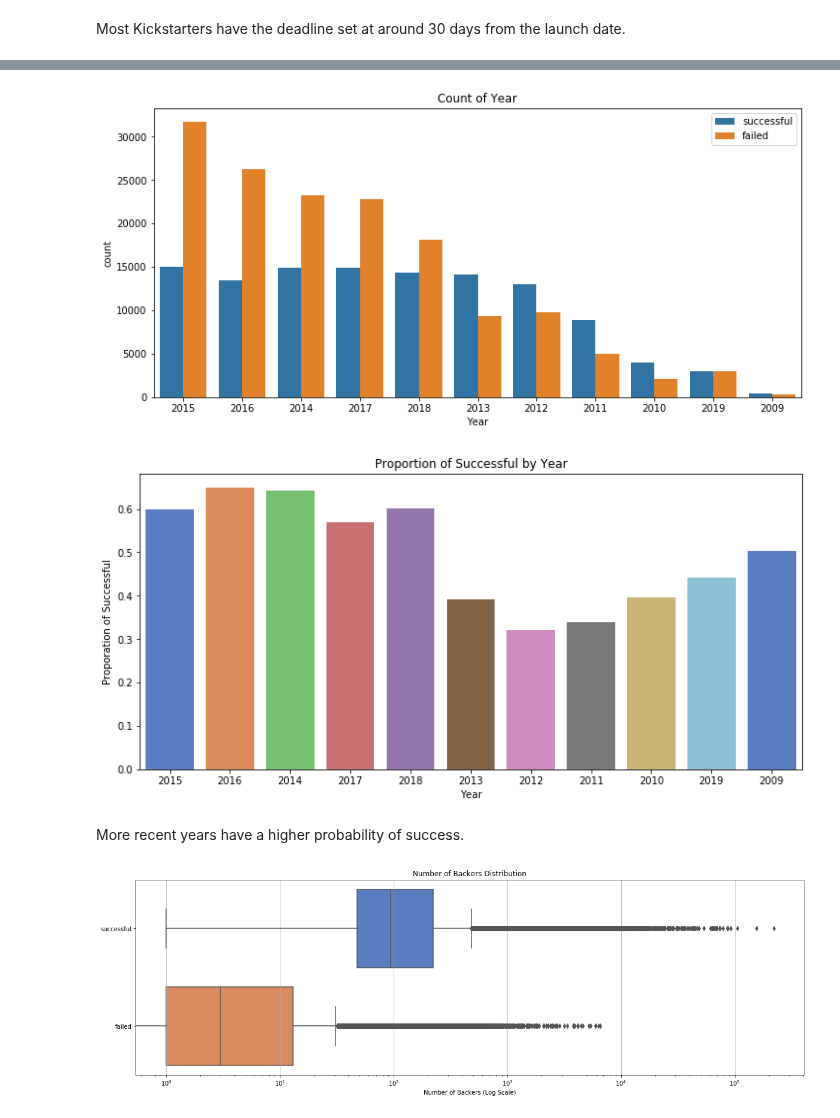
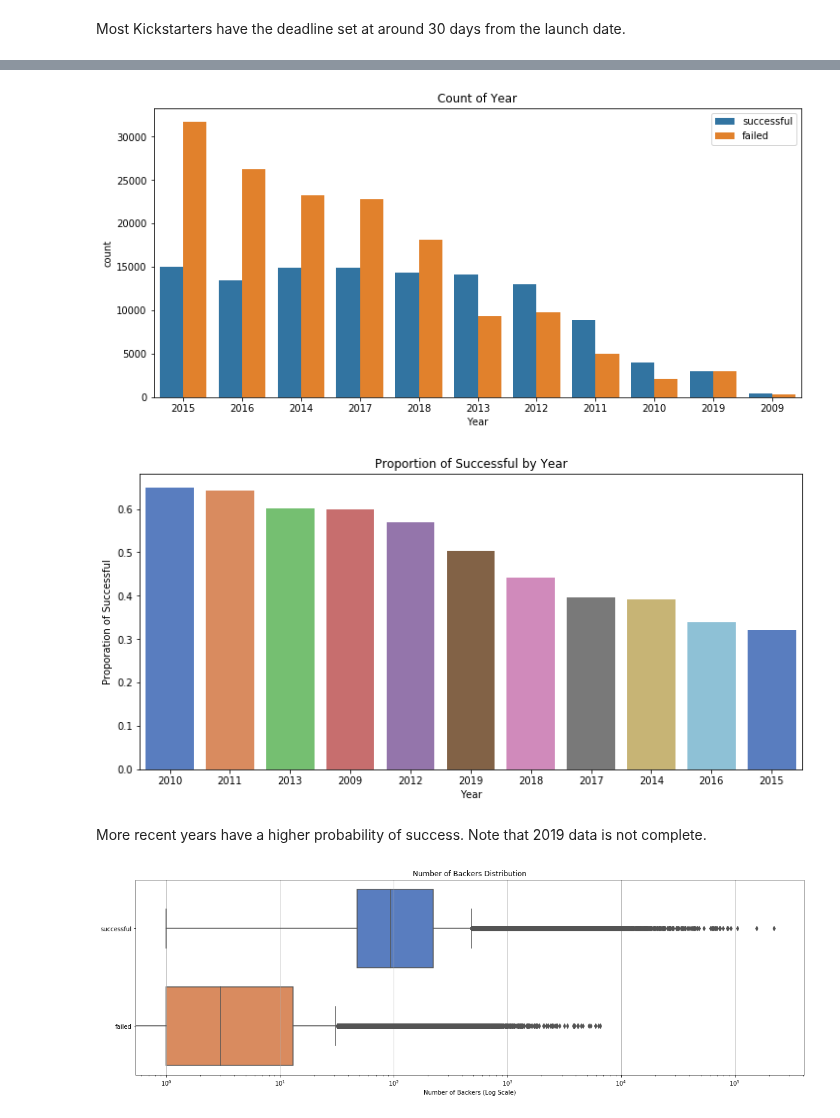
Before and after one commit to dwitten392/Springboard---DW, a Jupyter notebook: Capstone 1 - Kickstarter/Kickstarter Projects - Cleaning and Visualization.ipynb, the cells around one changed output, grey strips where cells are left out. Drawn from its saved outputs; the diff is of its cells as text; code cells hidden in the pictures.

Commit message:
additional plots and formatting

```diff
--- a/Capstone 1 - Kickstarter/Kickstarter Projects - Cleaning and Visualization.ipynb
+++ b/Capstone 1 - Kickstarter/Kickstarter Projects - Cleaning and Visualization.ipynb
@@ -192,24 +199,25 @@ plt.show()
 # %%
 #year of launch count plot
 cleaned_data['year'] = cleaned_data['launched_at'].dt.year
 fig=plt.figure(figsize=(12,5.5))
 chart = sns.countplot(x = 'year', hue = 'binary_state', data = cleaned_data, order = cleaned_data['year'].value_counts().index)
 plt.xlabel('Year')
 plt.legend(title = '')
 plt.title('Count of Year')
 plt.show()
 y = (cleaned_data['year'].loc[cleaned_data['binary_state'] == 'successful'].value_counts())/(cleaned_data['year'].value_counts())
+y = y.sort_values(ascending = False)
 fig=plt.figure(figsize=(12,5.5))
-ax = sns.barplot(x = cleaned_data['year'].value_counts().index, y = y, order = cleaned_data['year'].value_counts().index, palette = 'muted')
+ax = sns.barplot(x = y.index, y = y, order = y.index, palette = 'muted')
 plt.xlabel('Year')
 plt.ylabel('Proporation of Successful')
 plt.title('Proportion of Successful by Year')
 plt.show()
 # %% [output]
 [figure]
-[figure, old version]
+[figure, new version]
 # %% [markdown]
-More recent years have a higher probability of success.
+More recent years have a higher probability of success. Note that 2019 data is not complete.
 # %%
 #looking distribution of the backers_count column
 f, ax = plt.subplots(figsize=(20, 6))
```
Also changed, not shown: parts of 8 cells of this notebook.
